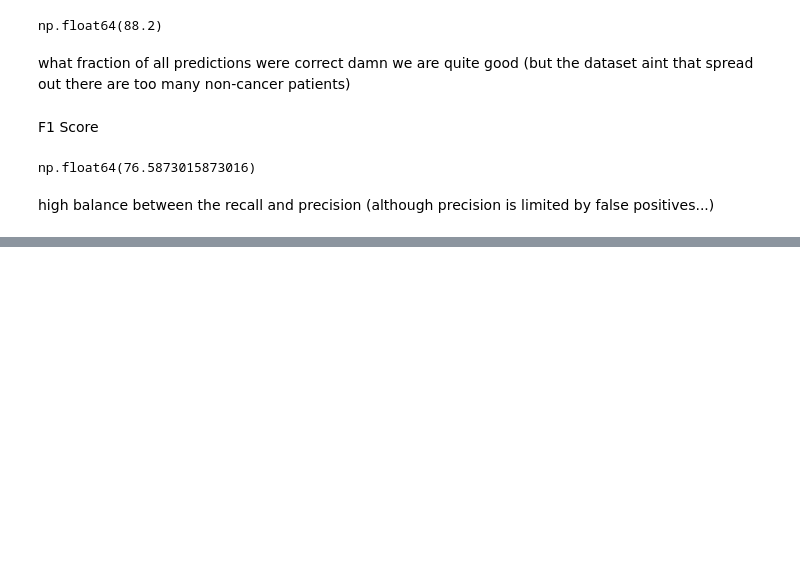
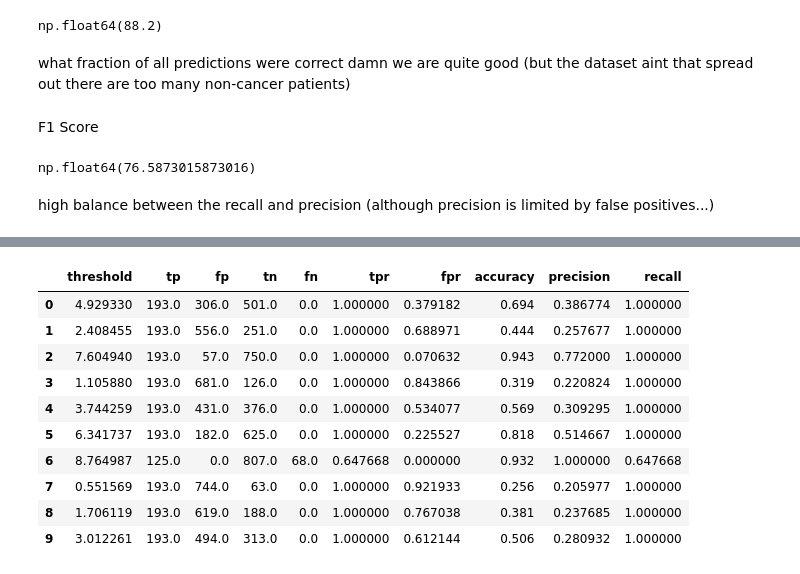
Before and after one commit to DanShaul/cv-part2-cancer, a Jupyter notebook: exercise_sol.ipynb, the cells around one changed output, grey strips where cells are left out. Cells and saved outputs as stored; diff of their text form; code cells hidden in the pictures; blank space fills up the shorter version.

```diff
--- a/exercise_sol.ipynb
+++ b/exercise_sol.ipynb
@@ -170,0 +203,21 @@ high balance between the recall and precision (although precision is limited by
+# %%
+import numpy as np
+
+values = cancer_df["diameter"].sort_values().unique()
+
+n = 600
+
+quantiles = []
+level = 1
+
+while len(quantiles) < n:
+    quantiles.extend(
+        np.arange(1, 2**level, 2) / 2**level
+    )
+    level += 1
+
+quantiles = quantiles[:n]
+
+chosen = np.quantile(values, quantiles, method="nearest")
+
+thresholds = chosen
@@ -170,0 +311,14 @@ high balance between the recall and precision (although precision is limited by
+# %%
+metrics_df.head(10)
+# %% [output]
+|  | threshold | tp | fp | tn | fn | tpr | fpr | accuracy | precision | recall |
+| 0 | 4.929330 | 193.0 | 306.0 | 501.0 | 0.0 | 1.000000 | 0.379182 | 0.694 | 0.386774 | 1.000000 |
+| 1 | 2.408455 | 193.0 | 556.0 | 251.0 | 0.0 | 1.000000 | 0.688971 | 0.444 | 0.257677 | 1.000000 |
+| 2 | 7.604940 | 193.0 | 57.0 | 750.0 | 0.0 | 1.000000 | 0.070632 | 0.943 | 0.772000 | 1.000000 |
+| 3 | 1.105880 | 193.0 | 681.0 | 126.0 | 0.0 | 1.000000 | 0.843866 | 0.319 | 0.220824 | 1.000000 |
+| 4 | 3.744259 | 193.0 | 431.0 | 376.0 | 0.0 | 1.000000 | 0.534077 | 0.569 | 0.309295 | 1.000000 |
+| 5 | 6.341737 | 193.0 | 182.0 | 625.0 | 0.0 | 1.000000 | 0.225527 | 0.818 | 0.514667 | 1.000000 |
+| 6 | 8.764987 | 125.0 | 0.0 | 807.0 | 68.0 | 0.647668 | 0.000000 | 0.932 | 1.000000 | 0.647668 |
+| 7 | 0.551569 | 193.0 | 744.0 | 63.0 | 0.0 | 1.000000 | 0.921933 | 0.256 | 0.205977 | 1.000000 |
+| 8 | 1.706119 | 193.0 | 619.0 | 188.0 | 0.0 | 1.000000 | 0.767038 | 0.381 | 0.237685 | 1.000000 |
+| 9 | 3.012261 | 193.0 | 494.0 | 313.0 | 0.0 | 1.000000 | 0.612144 | 0.506 | 0.280932 | 1.000000 |
```
Also changed, not shown: parts of 19 cells of this notebook.
